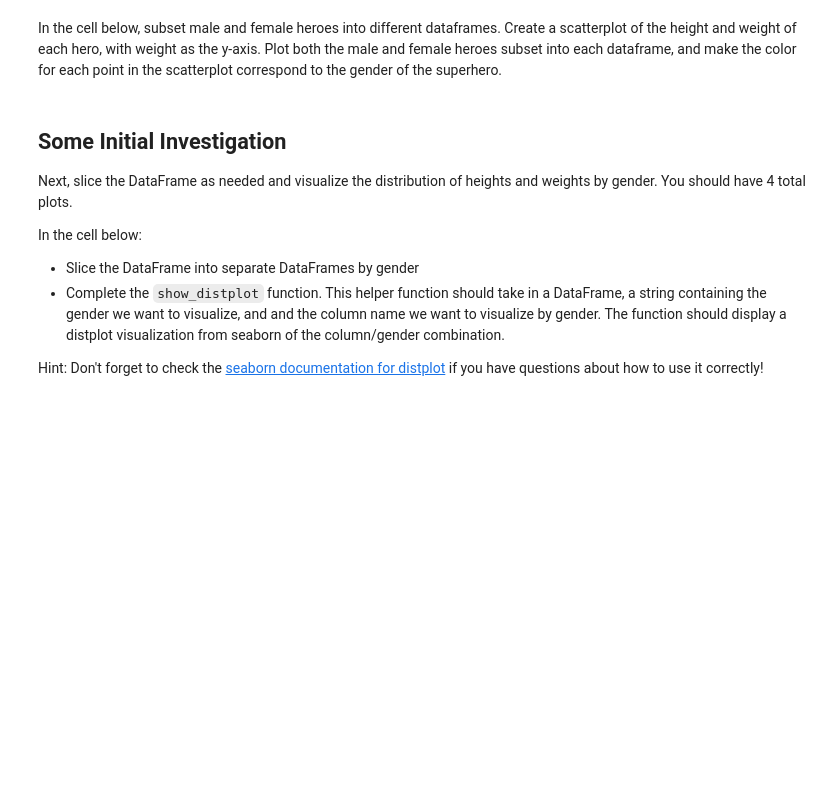
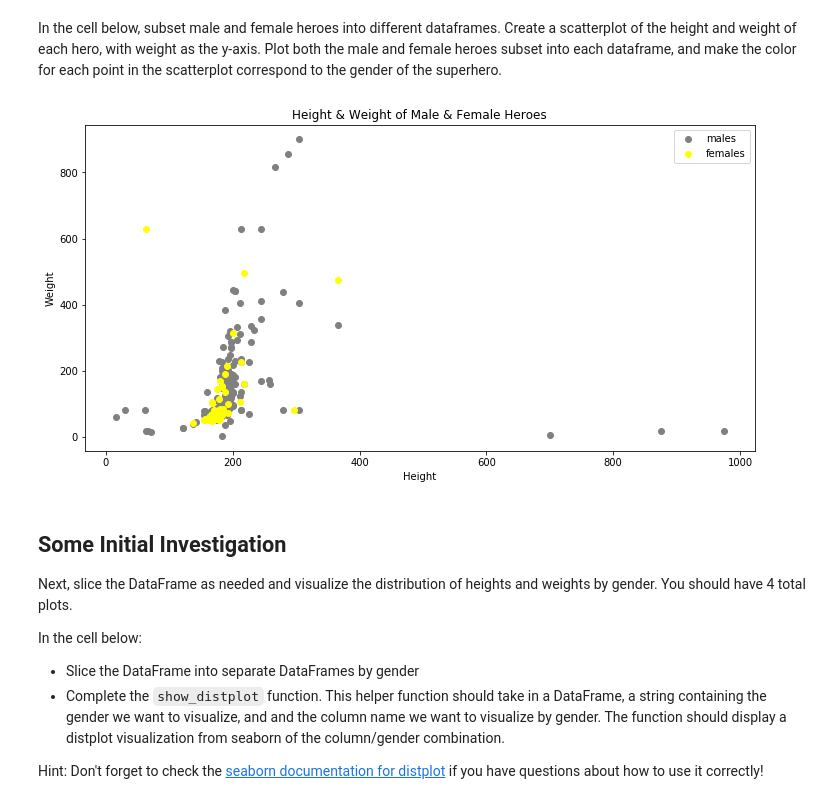
Before and after one commit to kylegwlawrence/dsc-1-04-13-project-data-cleaning-online-ds-sp-000, a Jupyter notebook: index.ipynb, the cells around one changed output. Cells and saved outputs as stored; diff of their text form; code cells hidden in the pictures; blank space fills up the shorter version.

```diff
--- a/index.ipynb
+++ b/index.ipynb
@@ -436,4 +451,5 @@ powers_df.set_index("hero_names", inplace = True)
 heroes_df.set_index("name", inplace = True)
 # %%
 #left join dfs
-heroes_and_powers = heroes_df.join(powers_df, how = 'left')
+heroes_and_powers = heroes_df.join(powers_df)
+heroes_and_powers.head()
@@ -449,0 +464,7 @@ heroes_and_powers.head()
+# %%
+#store list of characters with null powers
+power_cols = heroes_and_powers.iloc[:,9:]
+null_powers = list(power_cols[power_cols.isna().all(axis = 1)].index)
+# %%
+#remove characters with null powers - they didn't have a power in the powers_df
+heroes_and_powers = heroes_and_powers[~heroes_and_powers.index.isin(null_powers)]
@@ -450,5 +492,21 @@ heroes_and_powers.head()
 # %% [markdown]
 In the cell below, subset male and female heroes into different dataframes.  Create a scatterplot of the height and weight of each hero, with weight as the y-axis.  Plot both the male and female heroes subset into each dataframe, and make the color for each point in the scatterplot correspond to the gender of the superhero.
+# %%
+#create subset dfs for male and female
+male_heroes = heroes_and_powers[heroes_and_powers['Gender']=='Male']
+female_heroes = heroes_and_powers[heroes_and_powers['Gender']=='Female']
+# %%
+#create scatterplot. one figure with two axes
+fig = plt.figure(figsize=(12,6))
+plt.scatter(male_heroes.Height, male_heroes.Weight, c='grey', label='males')
+plt.scatter(female_heroes.Height, female_heroes.Weight, c='yellow', label='females')
+plt.title("Height & Weight of Male & Female Heroes")
+plt.xlabel("Height")
+plt.ylabel("Weight")
+plt.legend()
+plt.show()
+# %% [output]
+[figure, added]
 # %% [markdown]
 ## Some Initial Investigation
 
```
Also changed, not shown: parts of 39 cells of this notebook.
